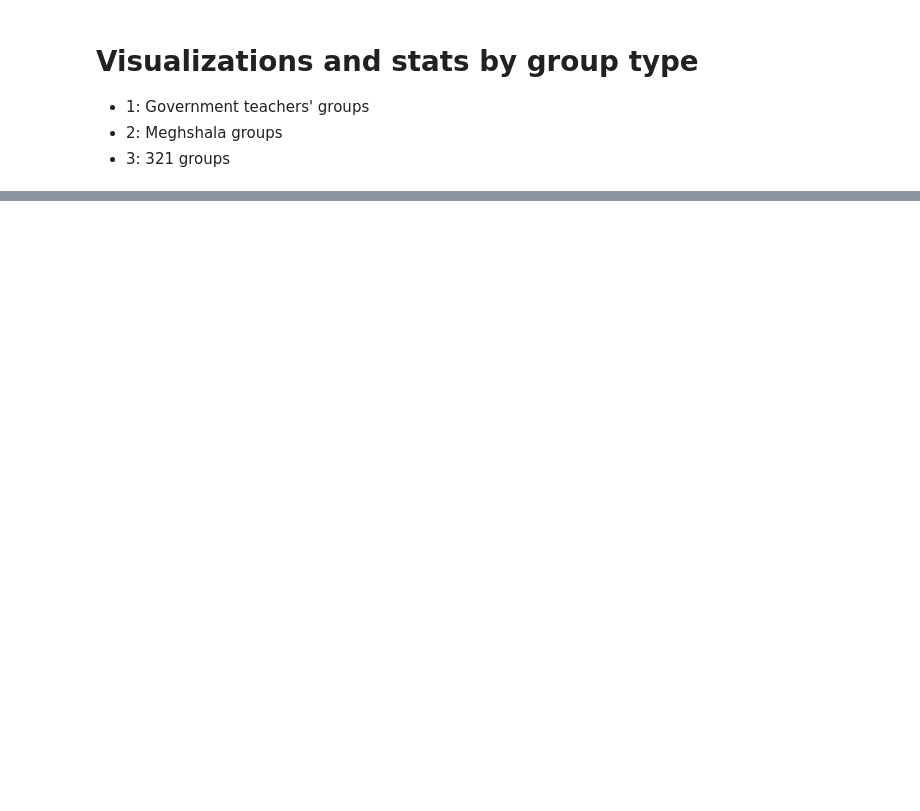
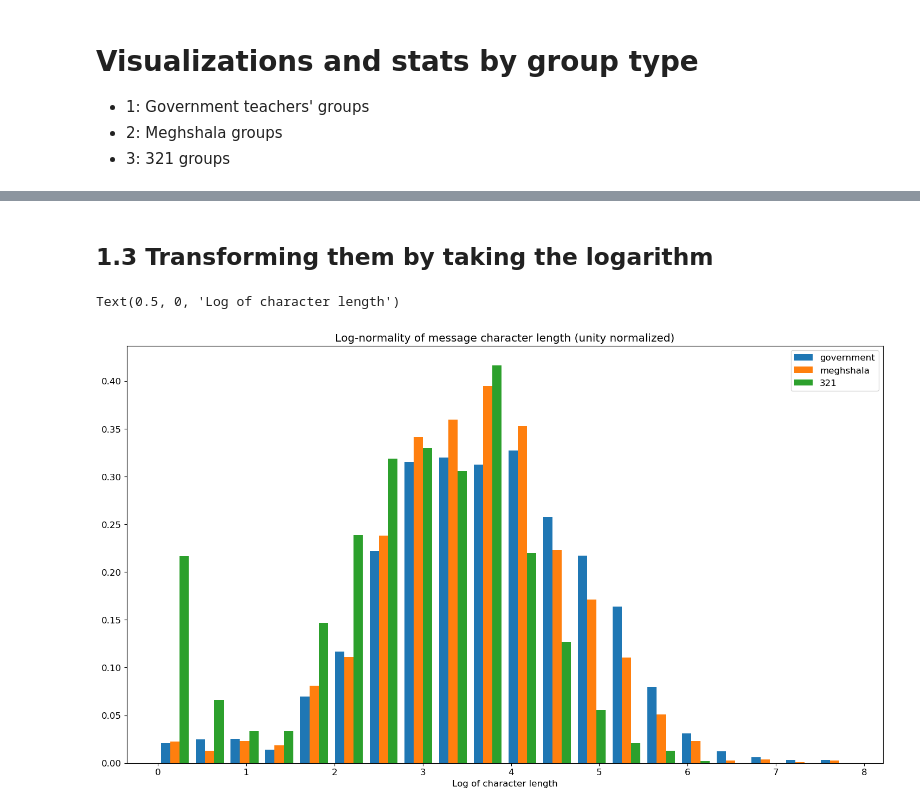
Before and after one commit to noelkonagai/specialization_project, a Jupyter notebook: code/chkpt3_visualization.ipynb, the cells around one changed output, grey strips where cells are left out. Drawn from its saved outputs; the diff is of its cells as text; code cells hidden in the pictures; blank space fills up the shorter version.

```diff
--- a/code/chkpt3_visualization.ipynb
+++ b/code/chkpt3_visualization.ipynb
@@ -11,3 +6,18 @@ import matplotlib.pyplot as plt
+# %%
+import pandas as pd
+import numpy as np
+import matplotlib.pyplot as plt
+import scipy.stats as stats
+import researchpy as rp
+import matplotlib.ticker as ticker
+import seaborn as sns
+from sklearn import preprocessing
+%matplotlib inline
+
+# Styling for Visualizationss
+plt.style.use('default')
+plt.rcParams["figure.figsize"] = [18, 10]
+plt.rcParams["font.size"] = 12
 # %%
 df = pd.read_csv("../data/chkpt3/master.csv", index_col = 0)
 # %%
@@ -206,0 +66,16 @@ plot_normalized_message_count_distribution(80, 50)
+# %% [markdown]
+## 1.3 Transforming them by taking the logarithm
+# %%
+s_1 = np.log(msg_gov.str.len())
+s_2 = np.log(msg_meg.str.len())
+s_3 = np.log(msg_tto.str.len())
+
+plt.hist([s_1, s_2, s_3], bins = 20, density = True)
+
+plt.title("Log-normality of message character length (unity normalized)")
+plt.legend(["government","meghshala", '321'])
+
+plt.xlabel("Log of character length")
+# %% [output]
+Text(0.5, 0, 'Log of character length')
+[figure, added]
```
Also changed, not shown: parts of 38 cells of this notebook, 55 other files.
